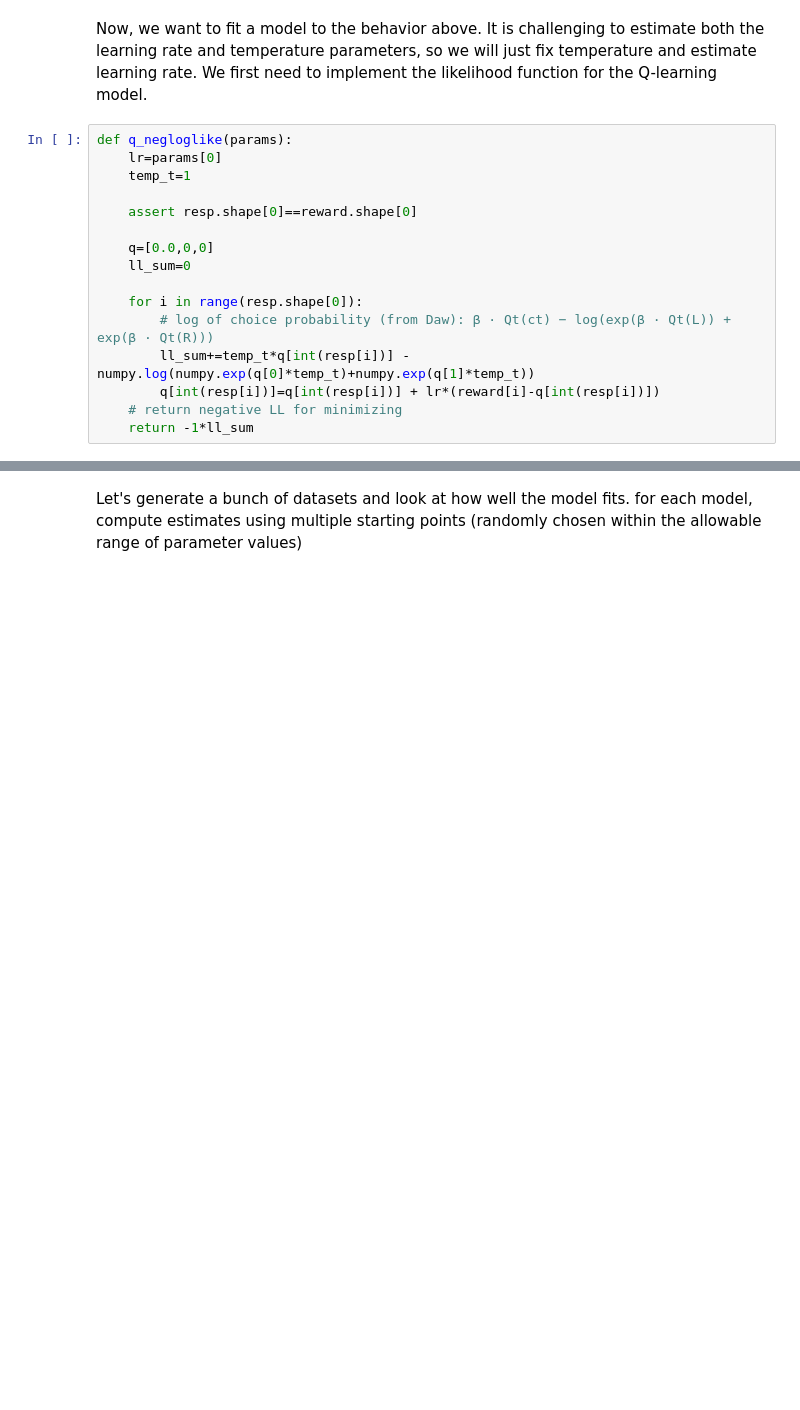
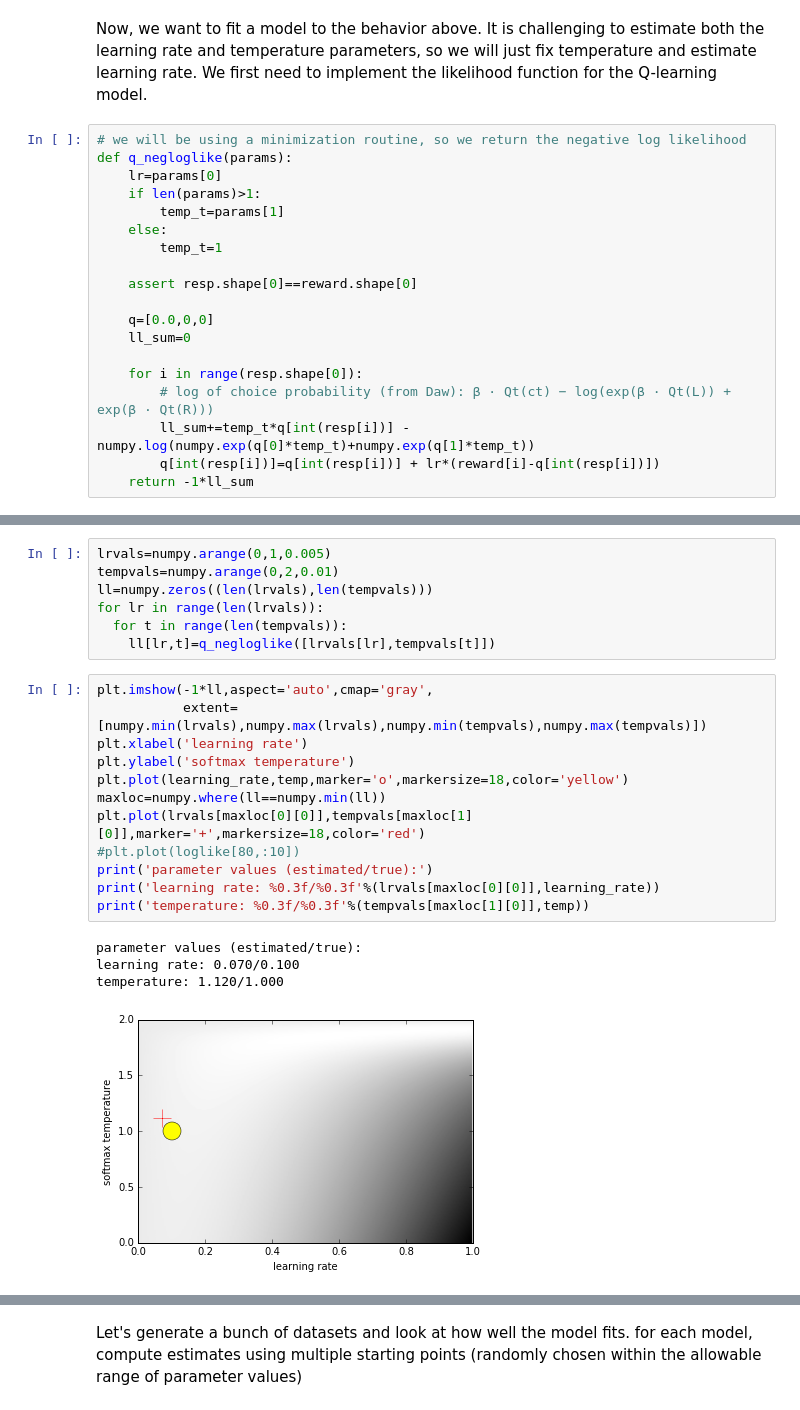
Before and after one commit to poldrack/jdm, a Jupyter notebook: reinforcement-learning/RL-fitting.ipynb, the cells around one changed output, grey strips where cells are left out. Cells and saved outputs as stored; diff of their text form; blank space fills up the shorter version.

```diff
--- a/reinforcement-learning/RL-fitting.ipynb
+++ b/reinforcement-learning/RL-fitting.ipynb
@@ -87,9 +80,13 @@ mean proportion rewarded trials: 0.690
 # %% [markdown]
 Now, we want to fit a model to the behavior above.  It is challenging to estimate both the learning rate and temperature parameters, so we will just fix temperature and estimate learning rate.  We first need to implement the likelihood function for the Q-learning model.
 # %%
+# we will be using a minimization routine, so we return the negative log likelihood
 def q_negloglike(params):
     lr=params[0]
-    temp_t=1
+    if len(params)>1:
+        temp_t=params[1]
+    else:
+        temp_t=1
 
     assert resp.shape[0]==reward.shape[0]
 
@@ -100,6 +97,5 @@ def q_negloglike(params):
         # log of choice probability (from Daw): β · Qt(ct) − log(exp(β · Qt(L)) + exp(β · Qt(R)))
         ll_sum+=temp_t*q[int(resp[i])] - numpy.log(numpy.exp(q[0]*temp_t)+numpy.exp(q[1]*temp_t))
         q[int(resp[i])]=q[int(resp[i])] + lr*(reward[i]-q[int(resp[i])])
-    # return negative LL for minimizing
     return -1*ll_sum
 # %% [markdown]
@@ -107 +103,25 @@ Fit the likelihood function to the data by maximum likelihood
+# %%
+lrvals=numpy.arange(0,1,0.005)
+tempvals=numpy.arange(0,2,0.01)
+ll=numpy.zeros((len(lrvals),len(tempvals)))
+for lr in range(len(lrvals)):
+  for t in range(len(tempvals)):
+    ll[lr,t]=q_negloglike([lrvals[lr],tempvals[t]])
+# %%
+plt.imshow(-1*ll,aspect='auto',cmap='gray',
+           extent=[numpy.min(lrvals),numpy.max(lrvals),numpy.min(tempvals),numpy.max(tempvals)])
+plt.xlabel('learning rate')
+plt.ylabel('softmax temperature')
+plt.plot(learning_rate,temp,marker='o',markersize=18,color='yellow')
+maxloc=numpy.where(ll==numpy.min(ll))
+plt.plot(lrvals[maxloc[0][0]],tempvals[maxloc[1][0]],marker='+',markersize=18,color='red')
+#plt.plot(loglike[80,:10])
+print('parameter values (estimated/true):')
+print('learning rate: %0.3f/%0.3f'%(lrvals[maxloc[0][0]],learning_rate))
+print('temperature: %0.3f/%0.3f'%(tempvals[maxloc[1][0]],temp))
+# %% [output]
+parameter values (estimated/true):
+learning rate: 0.070/0.100
+temperature: 1.120/1.000
+[figure, added]
 # %%
```
Also changed, not shown: parts of 17 cells of this notebook.
